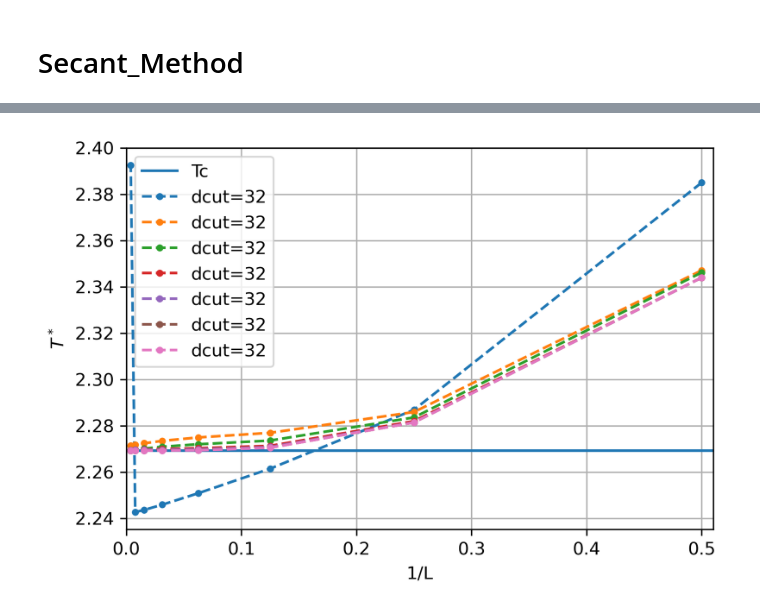
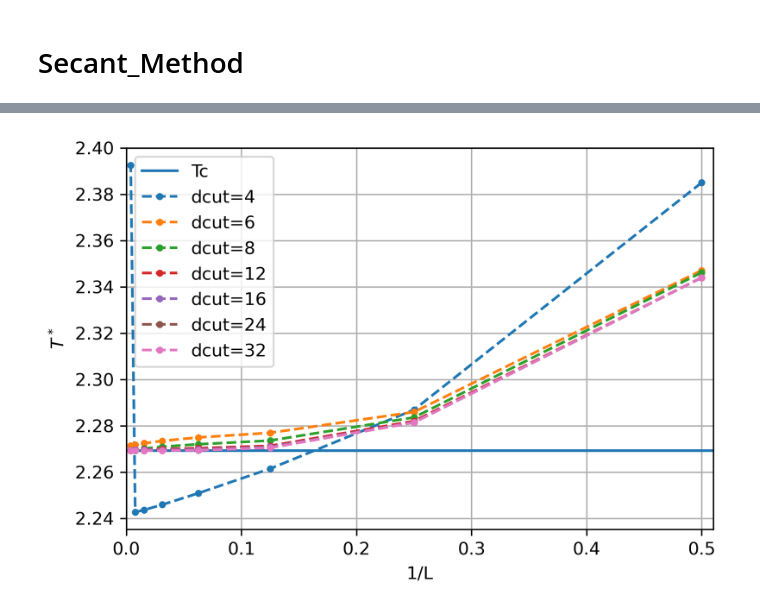
Before and after one commit to TCC0731/11020PHYS401200-Ising-Model, a Jupyter notebook: Cytnx truncate.ipynb, the cells around one changed output, grey strips where cells are left out. Cells and saved outputs as stored; diff of their text form; code cells hidden in the pictures.

```diff
--- a/Cytnx truncate.ipynb
+++ b/Cytnx truncate.ipynb
@@ -565,16 +564,17 @@ Wall time: 7min 53s
 # %%
 plt.figure(dpi = 300)
 plt.axhline(Tc,label = 'Tc')
-plt.plot(1/2**(np.arange(2,MaxL)-1),T_stars[:,1:].T,'--.', label = f'dcut={dcut}')
+for i,dcut in enumerate(dcuts):
+    plt.plot(1/2**(np.arange(2,MaxL)-1),T_stars[i,1:],'--.', label = f'dcut={dcut}')
 #plt.axvline(x=T_star,label = '$T^*_{1,3}$')
 plt.xlabel('1/L')
 plt.ylabel(r'$T^*$')
 plt.xlim(0,0.51)
 plt.grid()
-plt.legend()
+plt.legend(loc = 2)
 plt.show()
 # %% [output]
-[figure, old version]
+[figure, new version]
 # %%
 plt.figure(dpi = 300)
 for i,dcut in enumerate(dcuts):
```
Also changed, not shown: parts of 21 cells of this notebook.
